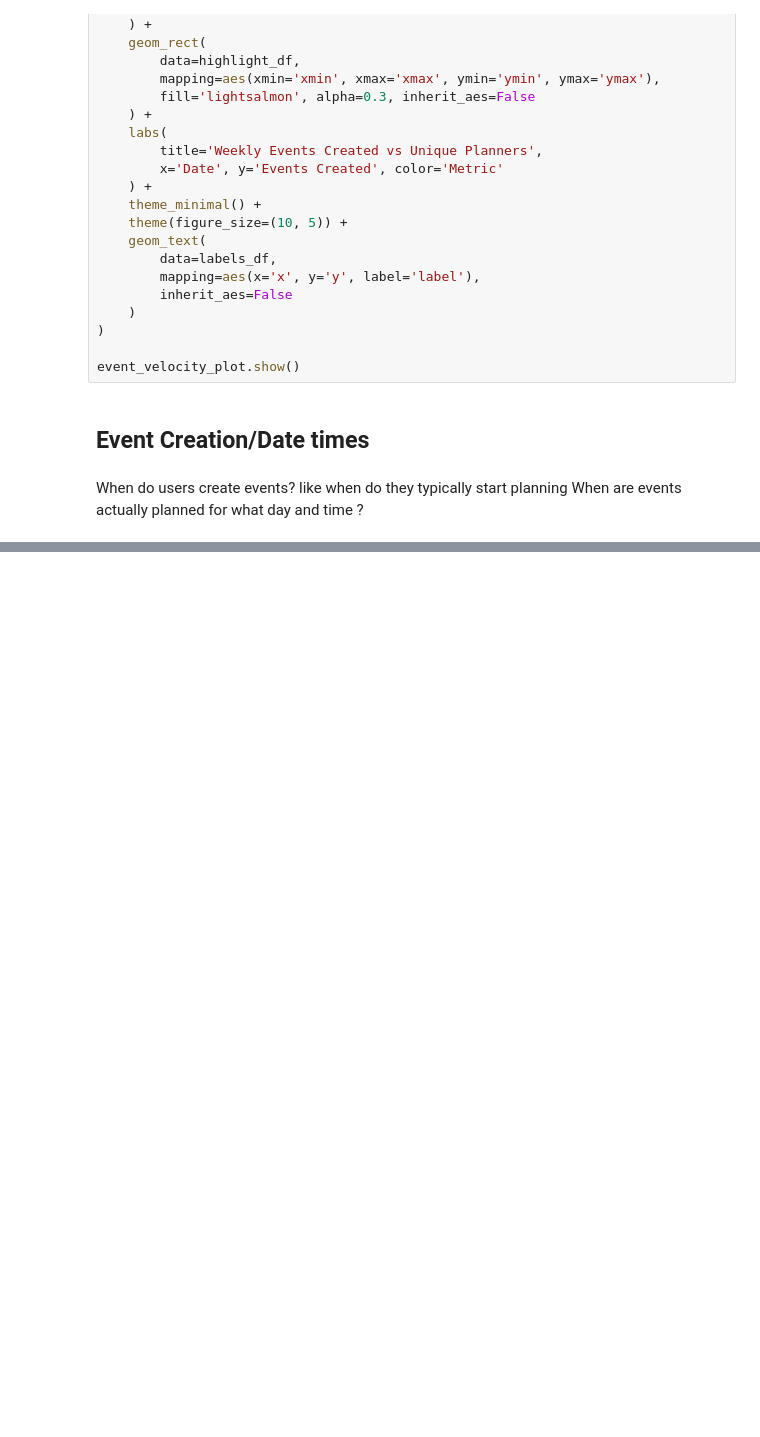
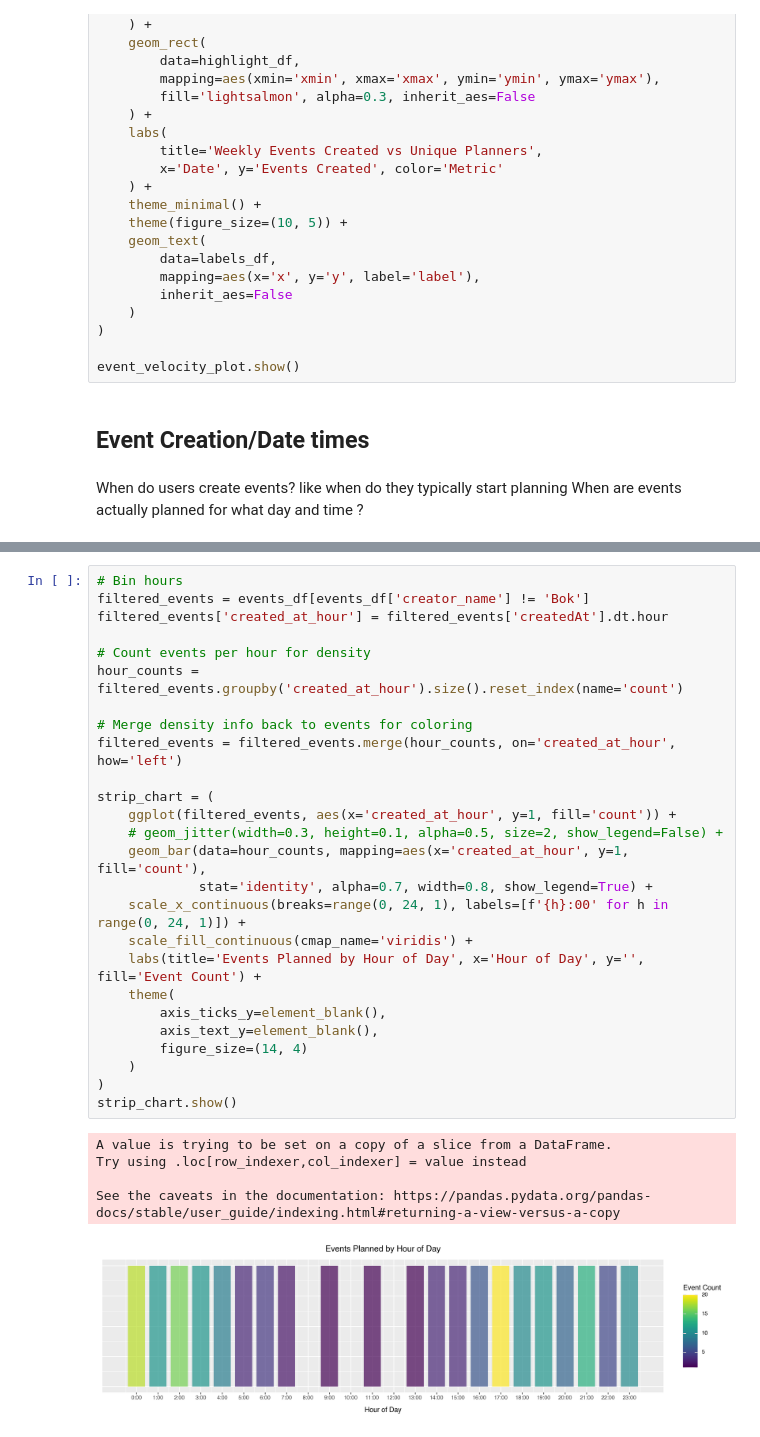
Before and after one commit to brandon841/analytics_report, a Jupyter notebook: event_analytics.ipynb, the cells around one changed output, grey strips where cells are left out. Drawn from its saved outputs; the diff is of its cells as text; blank space fills up the shorter version.

```diff
--- a/event_analytics.ipynb
+++ b/event_analytics.ipynb
@@ -403,0 +443,32 @@ When are events actually planned for what day and time ?
+# %%
+# Bin hours
+filtered_events = events_df[events_df['creator_name'] != 'Bok']
+filtered_events['created_at_hour'] = filtered_events['createdAt'].dt.hour
+
+# Count events per hour for density
+hour_counts = filtered_events.groupby('created_at_hour').size().reset_index(name='count')
+
+# Merge density info back to events for coloring
+filtered_events = filtered_events.merge(hour_counts, on='created_at_hour', how='left')
+
+strip_chart = (
+    ggplot(filtered_events, aes(x='created_at_hour', y=1, fill='count')) +
+    # geom_jitter(width=0.3, height=0.1, alpha=0.5, size=2, show_legend=False) +
+    geom_bar(data=hour_counts, mapping=aes(x='created_at_hour', y=1, fill='count'),
+             stat='identity', alpha=0.7, width=0.8, show_legend=True) +
+    scale_x_continuous(breaks=range(0, 24, 1), labels=[f'{h}:00' for h in range(0, 24, 1)]) +
+    scale_fill_continuous(cmap_name='viridis') +
+    labs(title='Events Planned by Hour of Day', x='Hour of Day', y='', fill='Event Count') +
+    theme(
+        axis_ticks_y=element_blank(),
+        axis_text_y=element_blank(),
+        figure_size=(14, 4)
+    )
+)
+strip_chart.show()
+# %% [output]
+A value is trying to be set on a copy of a slice from a DataFrame.
+Try using .loc[row_indexer,col_indexer] = value instead
+
+See the caveats in the documentation: https://pandas.pydata.org/pandas-docs/stable/user_guide/indexing.html#returning-a-view-versus-a-copy
+[figure, added]
```
Also changed, not shown: parts of 19 cells of this notebook, 5 other files.
